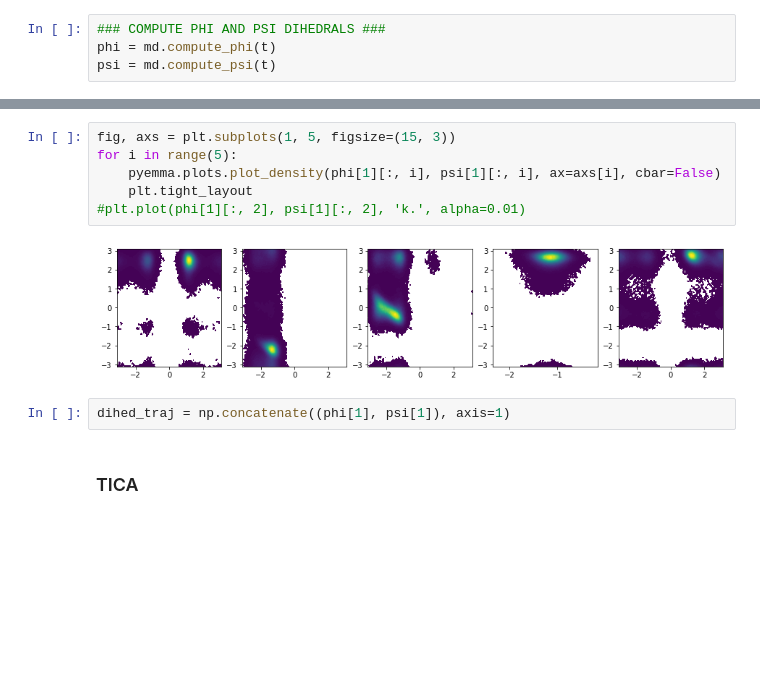
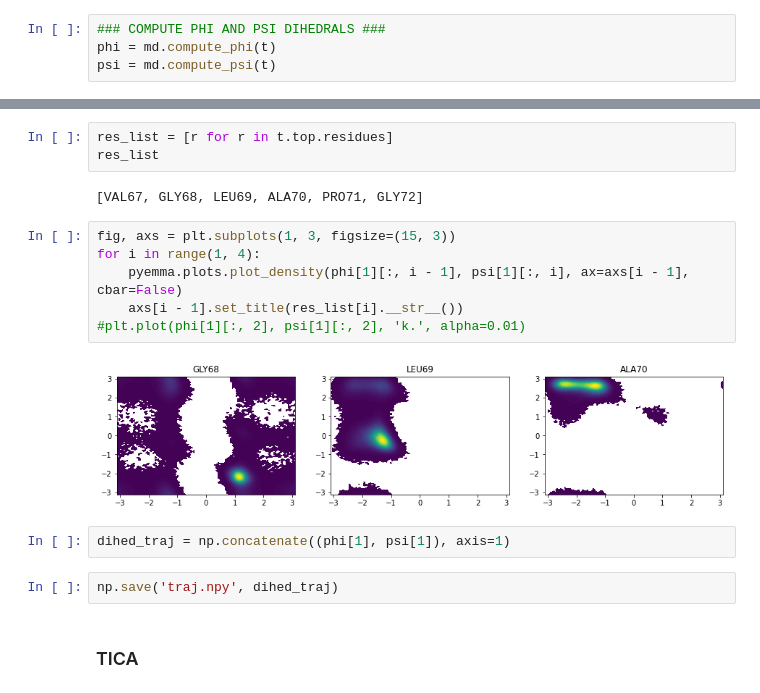
Before and after one commit to janjoswig/AlgoSB2021, a Jupyter notebook: example/example_VGLAPG.ipynb, the cells around one changed output, grey strips where cells are left out. Cells and saved outputs as stored; diff of their text form; blank space fills up the shorter version.

```diff
--- a/example/example_VGLAPG.ipynb
+++ b/example/example_VGLAPG.ipynb
@@ -14,13 +34,20 @@ psi = md.compute_psi(t)
+# %%
+res_list = [r for r in t.top.residues]
+res_list
+# %% [output]
+[VAL67, GLY68, LEU69, ALA70, PRO71, GLY72]
 # %%
-fig, axs = plt.subplots(1, 5, figsize=(15, 3))
-for i in range(5):
-    pyemma.plots.plot_density(phi[1][:, i], psi[1][:, i], ax=axs[i], cbar=False)
-    plt.tight_layout
+fig, axs = plt.subplots(1, 3, figsize=(15, 3))
+for i in range(1, 4):
+    pyemma.plots.plot_density(phi[1][:, i - 1], psi[1][:, i], ax=axs[i - 1], cbar=False)
+    axs[i - 1].set_title(res_list[i].__str__())
 #plt.plot(phi[1][:, 2], psi[1][:, 2], 'k.', alpha=0.01)
 # %% [output]
-[figure, old version]
+[figure, new version]
 # %%
 dihed_traj = np.concatenate((phi[1], psi[1]), axis=1)
+# %%
+np.save('traj.npy', dihed_traj)
 # %% [markdown]
 ### TICA
 # %%
```
Also changed, not shown: parts of 25 cells of this notebook, 1 other file.
